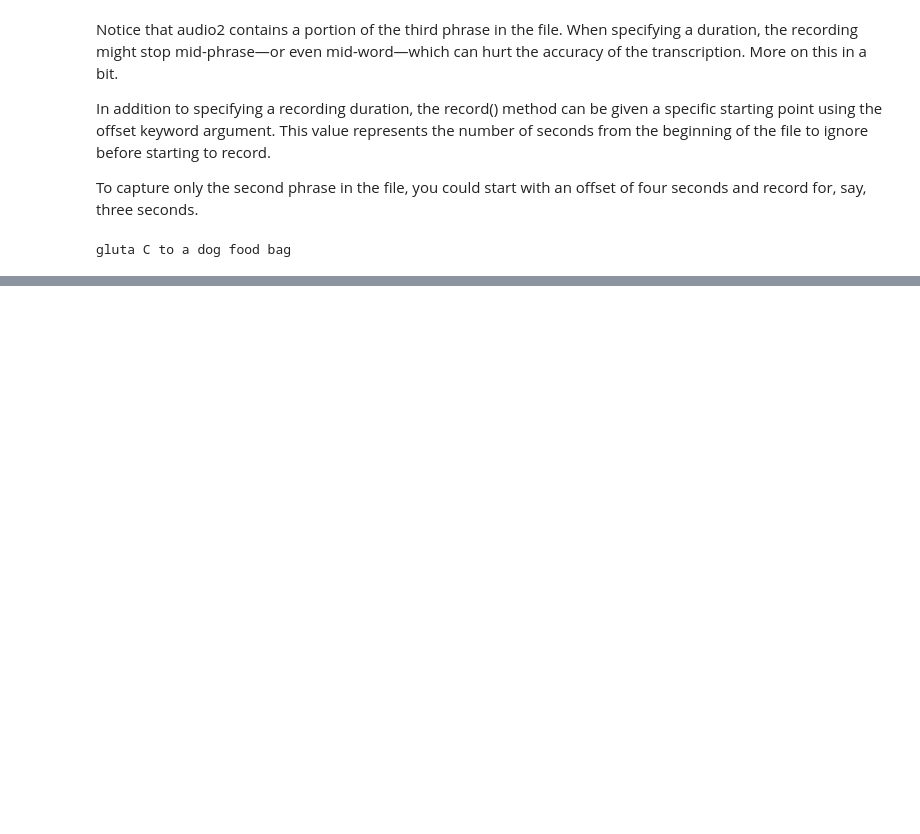
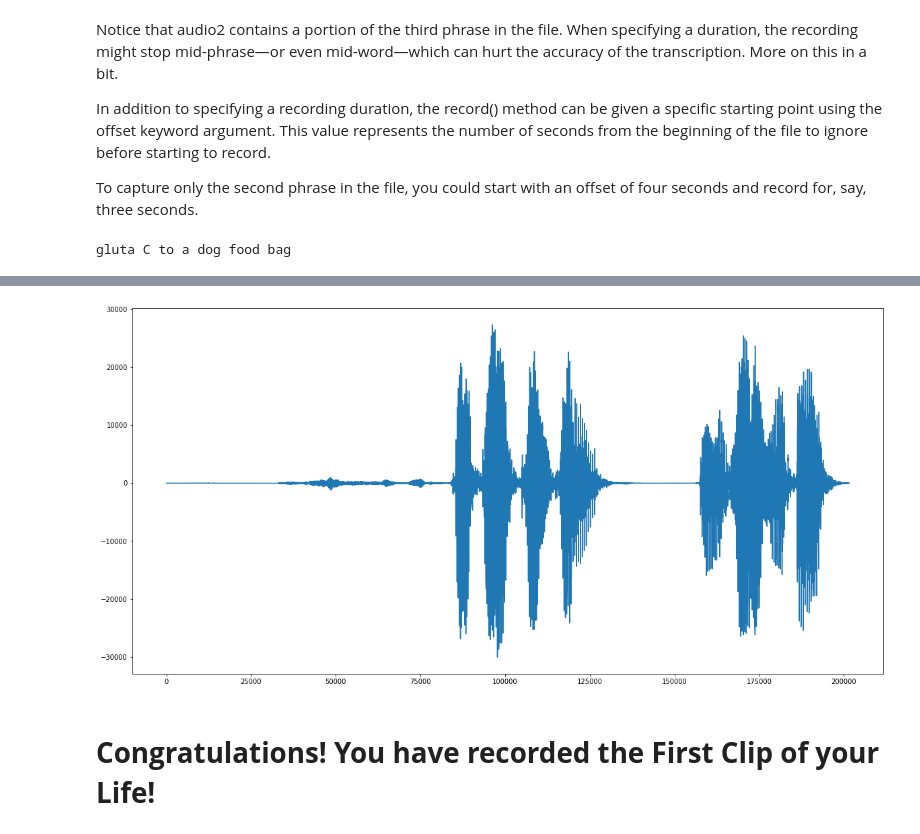
Before and after one commit to arafMustavi/SPitch, a Jupyter notebook: AudioToText.ipynb, the cells around one changed output, grey strips where cells are left out. Drawn from its saved outputs; the diff is of its cells as text; code cells hidden in the pictures; blank space fills up the shorter version.

Commit message:
Recorded Speech2Text Complete | Bangla in Pipeline

```diff
--- a/AudioToText.ipynb
+++ b/AudioToText.ipynb
@@ -123,0 +187,5 @@ gluta C to a dog food bag
+# %%
+import speech_recognition as sr
+r = sr.Recognizer()
+#  NEED TO ENABLE MIC TO USE THE FOLLOWING COMMAND
+mic = sr.Microphone()
@@ -123,0 +335,3 @@ gluta C to a dog food bag
+# %%
+# RUNNING THIS CODE BLOCK WILL RECORD THE AUDIO
+recordedaudio, sr = get_audio()
@@ -123,0 +340,8 @@ gluta C to a dog food bag
+# %%
+plt.figure(figsize=(20,10))
+plt.plot(recordedaudio)
+plt.show()
+# %% [output]
+[figure, added]
+# %% [markdown]
+# **Congratulations! You have recorded the First Clip of your Life!**
```
Also changed, not shown: parts of 20 cells of this notebook.
